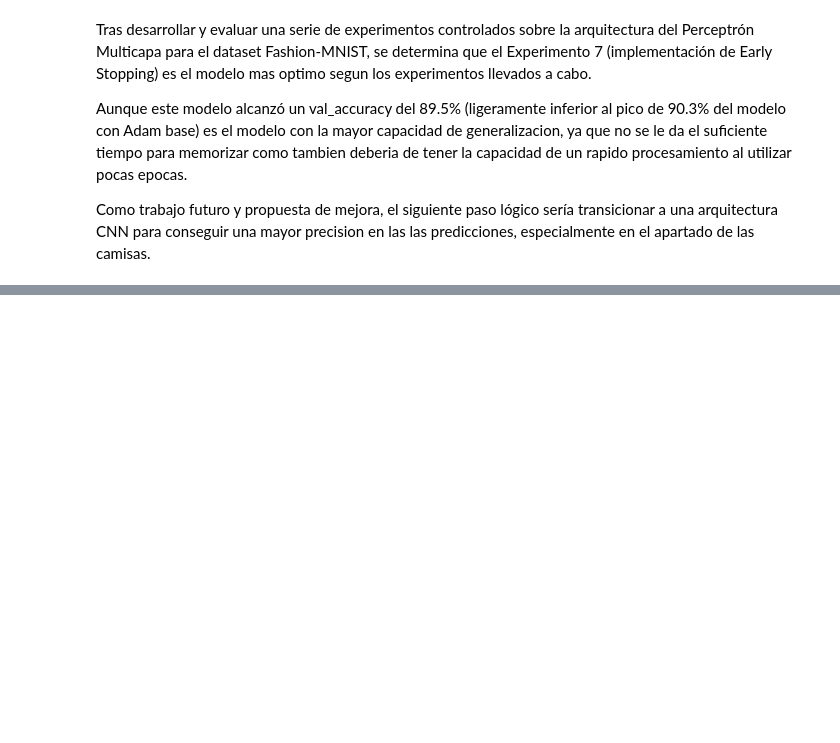
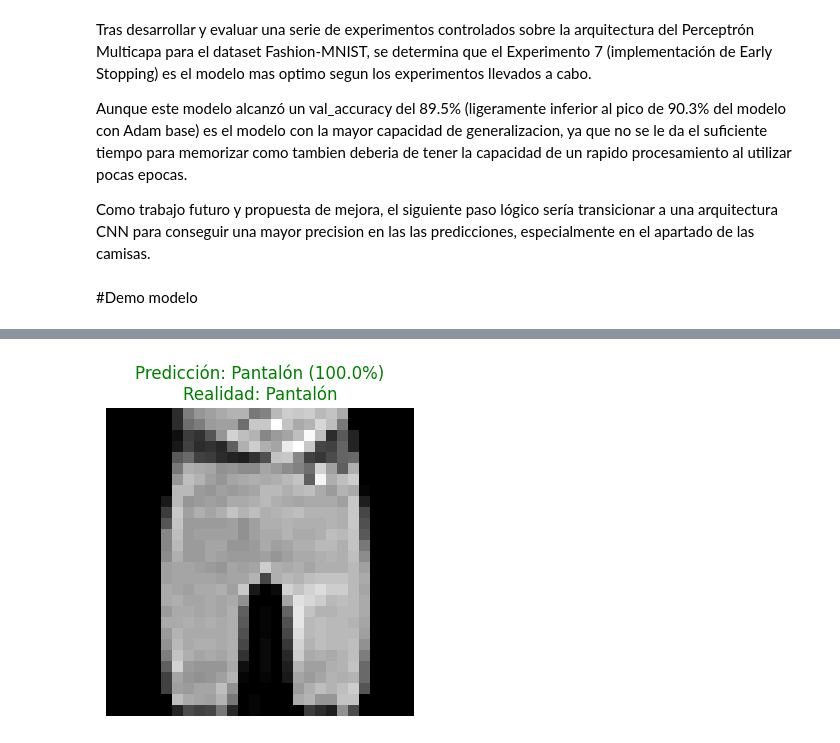
Before and after one commit to frfernandini/DL_evaluacion_1, a Jupyter notebook: DL_evaluacion_1.ipynb, the cells around one changed output, grey strips where cells are left out. Saved outputs shown, nothing was run; the diff lists cells and outputs as text; code cells hidden in the pictures; blank space fills up the shorter version.

Commit message:
demo modelo

```diff
--- a/DL_evaluacion_1.ipynb
+++ b/DL_evaluacion_1.ipynb
@@ -1934,3 +1926,56 @@ Tras desarrollar y evaluar una serie de experimentos controlados sobre la arquit
 Aunque este modelo alcanzó un val_accuracy del 89.5% (ligeramente inferior al pico de 90.3% del modelo con Adam base) es el modelo con la mayor capacidad de generalizacion, ya que no se le da el suficiente tiempo para memorizar como tambien deberia de tener la capacidad de un rapido procesamiento al utilizar pocas epocas.
 
 Como trabajo futuro y propuesta de mejora, el siguiente paso lógico sería transicionar a una arquitectura CNN para conseguir una mayor precision en las las predicciones, especialmente en el apartado de las camisas.
+# %% [markdown]
+#Demo modelo
+# %%
+import tensorflow as tf
+import numpy as np
+import matplotlib.pyplot as plt
+import random
+
+
+nombres_clases = ['Camiseta/Top', 'Pantalón', 'Suéter', 'Vestido', 'Abrigo',
+                  'Sandalia', 'Camisa', 'Zapatilla', 'Bolso', 'Botín']
+
+
+nombre_archivo = '/content/modelo_exp7_early_stop.keras'
+try:
+    modelo_cargado = tf.keras.models.load_model(nombre_archivo)
+    print(f"Modelo '{nombre_archivo}' cargado exitosamente.")
+except Exception as e:
+    print(f"Error al cargar el modelo: {e}")
+
+
+_, (x_test, y_test) = tf.keras.datasets.fashion_mnist.load_data()
+
+
+x_test = x_test / 255.0
+
+
+indice_random = random.randint(0, len(x_test) - 1)
+imagen_demo = x_test[indice_random]
+etiqueta_real = y_test[indice_random]
+
+
+imagen_batch = imagen_demo.reshape(1, 784)
+
+predicciones = modelo_cargado.predict(imagen_batch)
+
+
+indice_prediccion = np.argmax(predicciones[0])
+confianza = np.max(predicciones[0]) * 100
+
+
+plt.figure(figsize=(4,4))
+plt.imshow(imagen_demo, cmap='gray')
+plt.axis('off')
+
+
+color = 'green' if indice_prediccion == etiqueta_real else 'red'
+
+plt.title(f"Predicción: {nombres_clases[indice_prediccion]} ({confianza:.1f}%)\n"
+          f"Realidad: {nombres_clases[etiqueta_real]}", color=color)
+
+plt.show()
+# %% [output]
@@ -1936,0 +1984 @@ Como trabajo futuro y propuesta de mejora, el siguiente paso lógico sería tran
+[figure, added]
```
Also changed, not shown: parts of 2 cells of this notebook.
